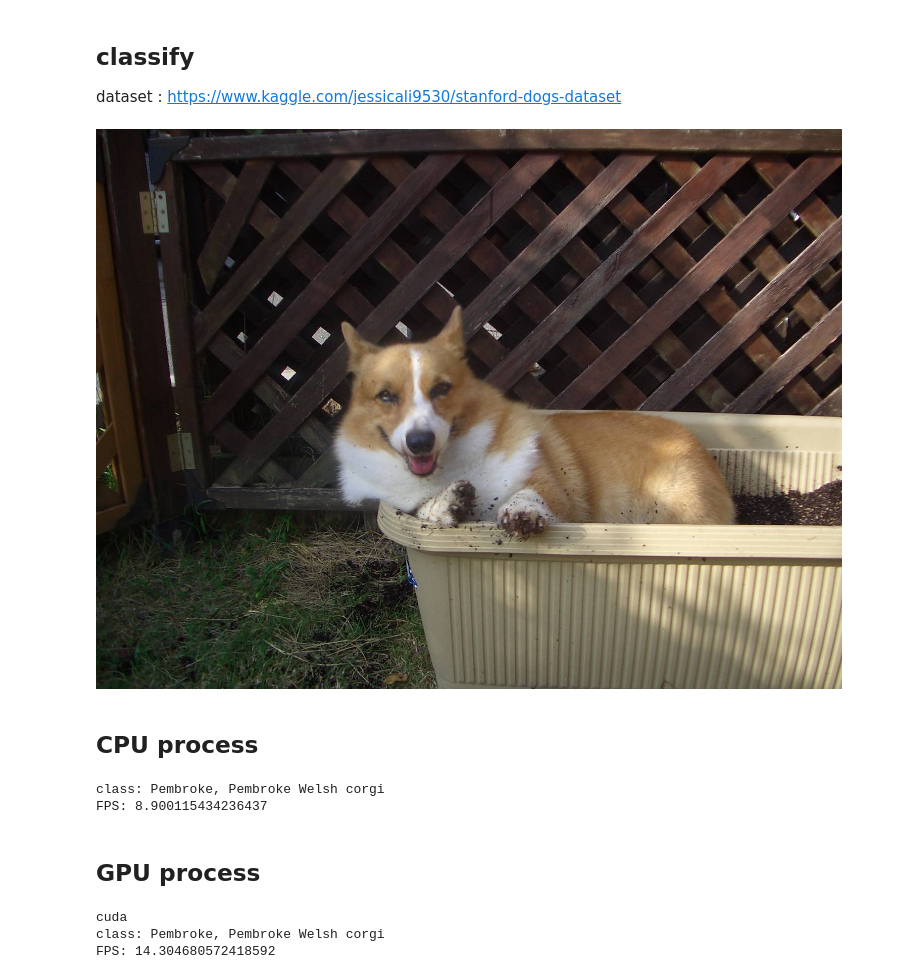
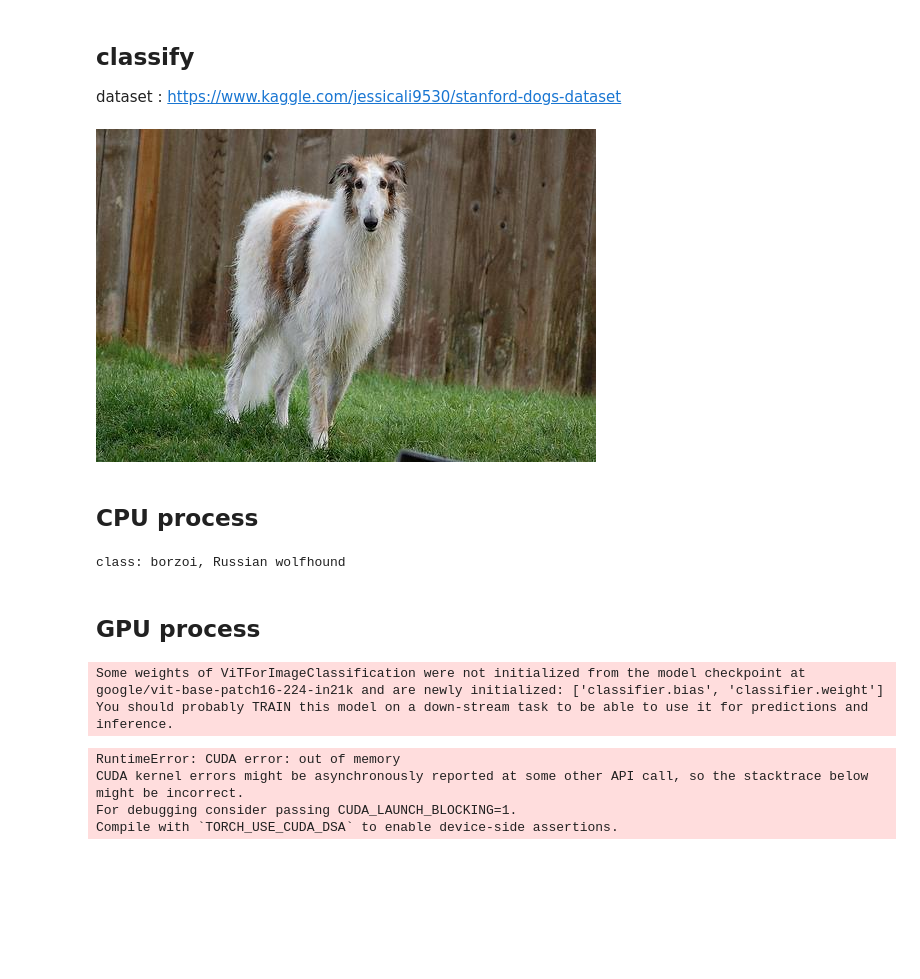
Before and after one commit to Chamusuke/docker_ViT, a Jupyter notebook: src/ViT_tut.ipynb, the cells around one changed output. Saved outputs shown, nothing was run; the diff lists cells and outputs as text; code cells hidden in the pictures; blank space fills up the shorter version.

```diff
--- a/src/ViT_tut.ipynb
+++ b/src/ViT_tut.ipynb
@@ -24,76 +24,65 @@ Tue Jan 30 20:25:31 2024
 ## classify
 dataset : https://www.kaggle.com/jessicali9530/stanford-dogs-dataset
 # %%
-import os
 from PIL import Image
 import requests
 import matplotlib.pyplot as plt
 
 #url = 'http://images.cocodataset.org/val2017/000000039769.jpg'
-file_path = '/workspace/data/Pembroke_Welsh_Corgi.jpg'
+file_path = '/workspace/data/images/Images/n02090622-borzoi/n02090622_5556.jpg'
 image = Image.open(file_path)
 image
 # %% [output]
-[figure, old version]
+[figure, new version]
 # %% [markdown]
 ## CPU process
 # %%
 import torch
 from transformers import ViTForImageClassification, ViTFeatureExtractor
 from transformers import ViTImageProcessor
-import time
 
 # モデルと特徴抽出器の準備
-model_id = 'google/vit-base-patch16-224'
-model = ViTForImageClassification.from_pretrained(model_id)
-feature_extractor = ViTFeatureExtractor.from_pretrained(model_id)
+model_1 = ViTForImageClassification.from_pretrained('google/vit-base-patch16-224')
+feature_extractor_1 = ViTFeatureExtractor.from_pretrained('google/vit-base-patch16-224')
 
-
-
-start = time.time()
 # 画像をテンソルに変換
-inputs = feature_extractor(images=image, return_tensors='pt')
+inputs = feature_extractor_1(images=image, return_tensors='pt')
 # 推論
-outputs = model(**inputs)
+outputs = model_1(**inputs)
 logits = outputs.logits # 1000クラスのスコアの配列
 predicted_class_idx = logits.argmax(-1).item() # スコアが最大のインデックス
-print('class:', model.config.id2label[predicted_class_idx]) # インデックスをラベルに変換
-
-
-fps = 1/(time.time() - start)
-print("FPS:", fps)
+print('class:', model_1.config.id2label[predicted_class_idx]) # インデックスをラベルに変換
 # %% [output]
-class: Pembroke, Pembroke Welsh corgi
-FPS: 8.900115434236437
+class: borzoi, Russian wolfhound
 # %% [markdown]
 ## GPU process
 # %%
 import torch
 from transformers import ViTForImageClassification, ViTFeatureExtractor, ViTImageProcessor
-import time
 
 # デバイスの設定
 device = torch.device("cuda" if torch.cuda.is_available() else "cpu")
-print(device)
 
-#モデル
-model_id = 'google/vit-base-patch16-224'
-model_gpu = ViTForImageClassification.from_pretrained(model_id,device_map="auto").to(device)
-feature_extractor_gpu = ViTFeatureExtractor.from_pretrained(model_id)
+# モデルと特徴抽出器の準備（T600 4GB メモリ不足 ）
+#model_1 = ViTForImageClassification.from_pretrained('google/vit-base-patch16-224').to(device)
+#feature_extractor_1 = ViTFeatureExtractor.from_pretrained('google/vit-base-patch16-224')
 
-start = time.time()
+# smallモデル
+model_1 = ViTForImageClassification.from_pretrained('google/vit-base-patch16-224-in21k').to(device)
+feature_extractor_1 = ViTFeatureExtractor.from_pretrained('google/vit-small-patch16-224-in21k')
+
 # 画像をテンソルに変換し、GPUに移動
-inputs_gpu = feature_extractor_gpu(images=image, return_tensors='pt').to(device)
+inputs = feature_extractor_1(images=image, return_tensors='pt').to(device)
 
 # 推論
-outputs_gpu = model_gpu(**inputs_gpu)
-logits_gpu = outputs_gpu.logits # 1000クラスのスコアの配列
-predicted_class_idx_gpu = logits_gpu.argmax(-1).item() # スコアが最大のインデックス
-print('class:', model_gpu.config.id2label[predicted_class_idx_gpu]) # インデックスをラベルに変換
-
-fps = 1/(time.time() - start)
-print("FPS:", fps)
+outputs = model_1(**inputs)
+logits = outputs.logits # 1000クラスのスコアの配列
+predicted_class_idx = logits.argmax(-1).item() # スコアが最大のインデックス
+print('class:', model_1.config.id2label[predicted_class_idx]) # インデックスをラベルに変換
 # %% [output]
-cuda
-class: Pembroke, Pembroke Welsh corgi
-FPS: 14.304680572418592
+Some weights of ViTForImageClassification were not initialized from the model checkpoint at google/vit-base-patch16-224-in21k and are newly initialized: ['classifier.bias', 'classifier.weight']
+You should probably TRAIN this model on a down-stream task to be able to use it for predictions and inference.
+RuntimeError: CUDA error: out of memory
+CUDA kernel errors might be asynchronously reported at some other API call, so the stacktrace below might be incorrect.
+For debugging consider passing CUDA_LAUNCH_BLOCKING=1.
+Compile with `TORCH_USE_CUDA_DSA` to enable device-side assertions.
```
Also changed, not shown: parts of 1 cell of this notebook, 2 other files.
